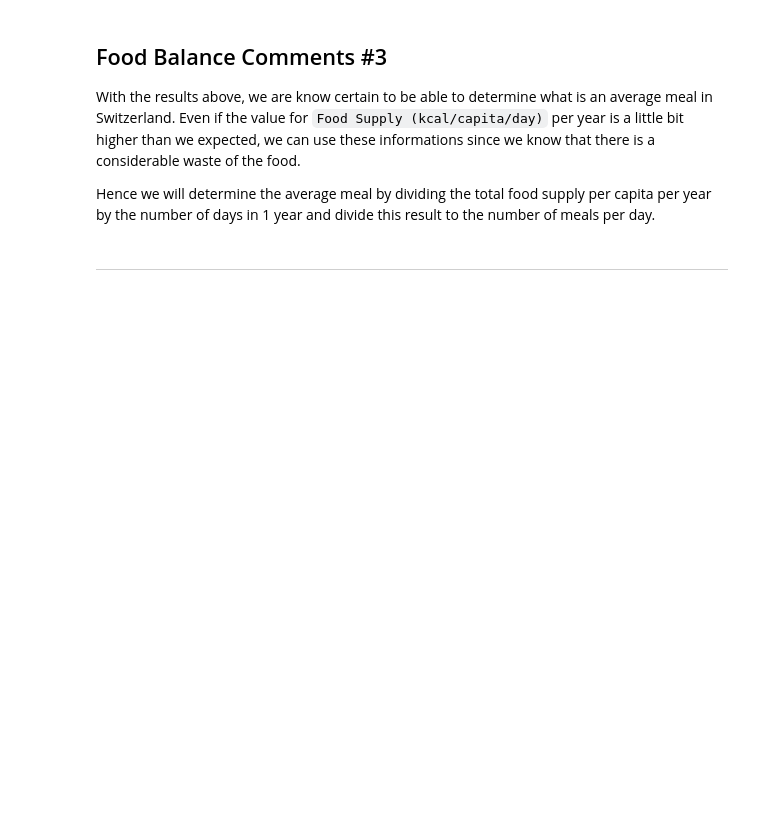
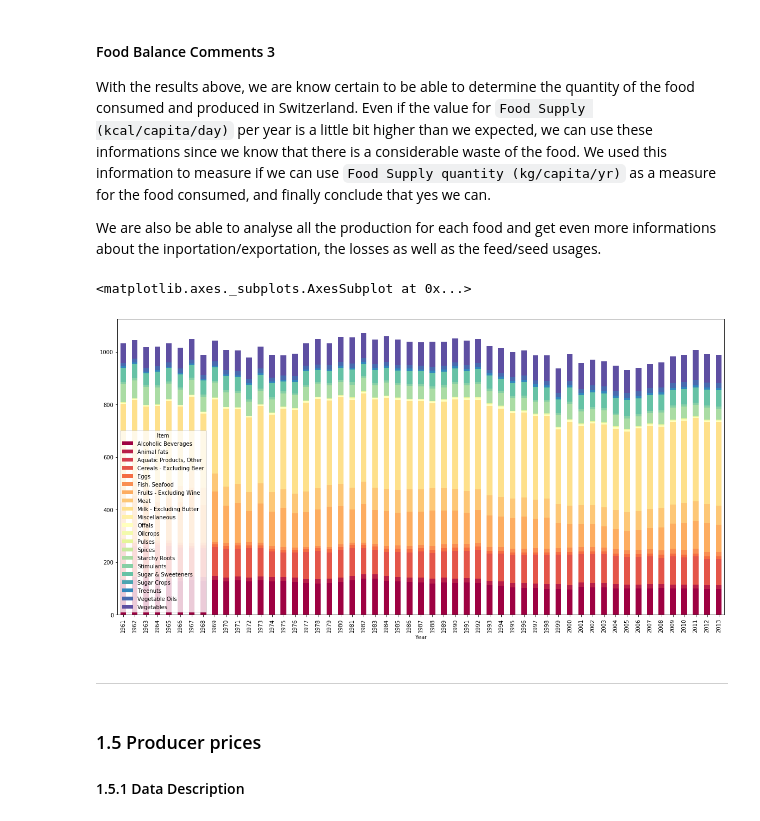
Before and after one commit to jlabhard/ADA_Project, a Jupyter notebook: milestone_2.ipynb, the cells around one changed output. Cells and saved outputs as stored; diff of their text form; code cells hidden in the pictures; blank space fills up the shorter version.

```diff
--- a/milestone_2.ipynb
+++ b/milestone_2.ipynb
@@ -561,11 +726,23 @@ food_balance_df_CH_wide_groups_items_ani_vege.groupby('Year').sum().head()
 | 1964 | 0.0 | 0.0 | 140.04 | 0.0 | 0.0 | 3447.0 | ... |
 | 1965 | 0.0 | 0.0 | 137.32 | 0.0 | 0.0 | 3445.0 | ... |
 # %% [markdown]
-## Food Balance Comments #3
+#### Food Balance Comments 3
 
-With the results above, we are know certain to be able to determine what is an average meal in Switzerland.
-Even if the value for `Food Supply (kcal/capita/day)` per year is a little bit higher than we expected, we can use these informations since we know that there is a considerable waste of the food.
+With the results above, we are know certain to be able to determine the quantity of the food consumed and produced in Switzerland.
+Even if the value for `Food Supply (kcal/capita/day)` per year is a little bit higher than we expected, we can use these informations since we know that there is a considerable waste of the food. We used this information to measure if we can use `Food Supply quantity (kg/capita/yr)` as a measure for the food consumed, and finally conclude that yes we can.
 
-Hence we will determine the average meal by dividing the total food supply per capita per year by the number of days in 1 year and divide this result to the number of meals per day.
+We are also be able to analyse all the production for each food and get even more informations about the inportation/exportation, the losses as well as the feed/seed usages.
+# %%
+test = food_balance_df_CH_wide_groups_items[['Year', 'Item', 'Food supply quantity (kg/capita/yr)']]
+# %%
+test = test.set_index(['Year', 'Item'])['Food supply quantity (kg/capita/yr)']
+# %%
+test.unstack().plot(kind='bar', stacked=True, figsize=(20,10), colormap = 'Spectral')
+# %% [output]
+<matplotlib.axes._subplots.AxesSubplot at 0x...>
+[figure, added]
 # %% [markdown]
 ---
+# %% [markdown]
+### 1.5 Producer prices
+#### 1.5.1 Data Description
```
Also changed, not shown: parts of 95 cells of this notebook.
